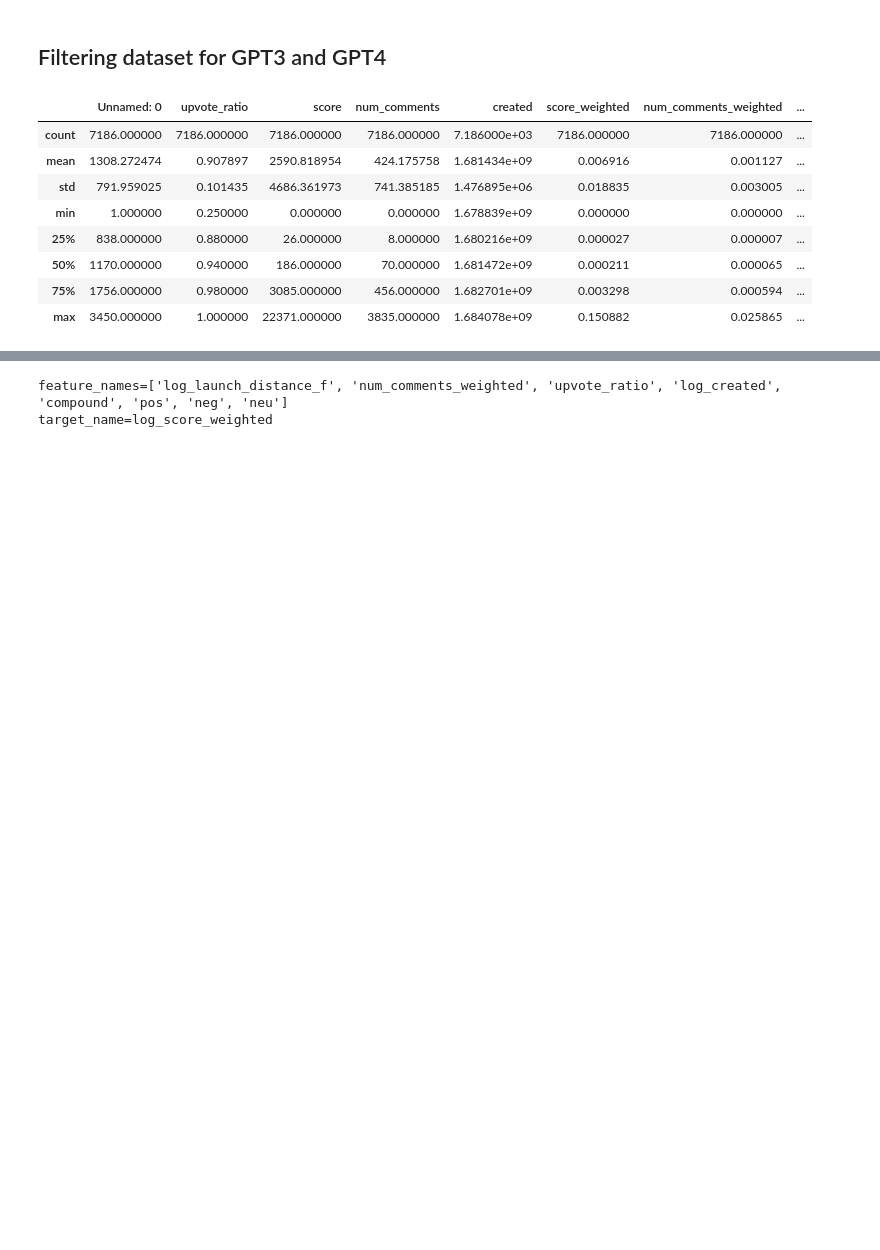
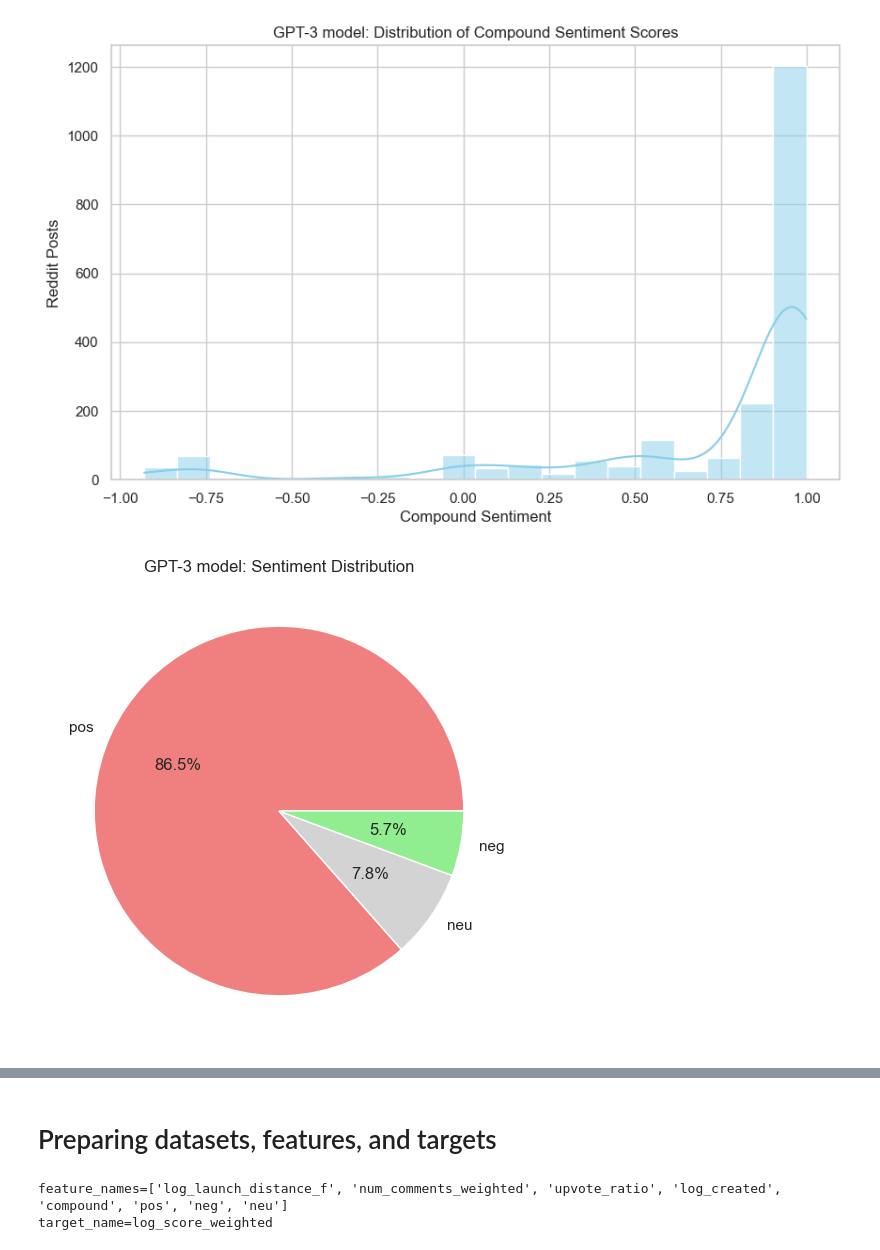
Before and after one commit to georgeh12/reddit-gpt, a Jupyter notebook: vader-analysis.ipynb, the cells around one changed output, grey strips where cells are left out. Drawn from its saved outputs; the diff is of its cells as text; code cells hidden in the pictures; blank space fills up the shorter version.

Commit message:
new visualizations!

```diff
--- a/vader-analysis.ipynb
+++ b/vader-analysis.ipynb
@@ -181,5 +168,3 @@ def vader_sentiment(dataset):
-# %% [markdown]
-## Filtering dataset for GPT3 and GPT4
 # %%
 # converting created dates from reddit API into human readable format
 from datetime import datetime
@@ -208,18 +193,25 @@ df_gpt4_after = df[(df['created_date'] >= gpt4_launch) & (df['created_date'] <=
 vader_sentiment(df_gpt3)
 vader_sentiment(df_gpt4_before)
 vader_sentiment(df_gpt4_after)
-# %%
-
-df_gpt3.describe() #3936 count
-df_gpt4_before.describe() #1821 count
-df_gpt4_after.describe() #10384 count
-# %% [output]
-|  | Unnamed: 0 | upvote_ratio | score | num_comments | created | score_weighted | num_comments_weighted | ... |
-| count | 7186.000000 | 7186.000000 | 7186.000000 | 7186.000000 | 7.186000e+03 | 7186.000000 | 7186.000000 | ... |
-| mean | 1308.272474 | 0.907897 | 2590.818954 | 424.175758 | 1.681434e+09 | 0.006916 | 0.001127 | ... |
-| std | 791.959025 | 0.101435 | 4686.361973 | 741.385185 | 1.476895e+06 | 0.018835 | 0.003005 | ... |
-| min | 1.000000 | 0.250000 | 0.000000 | 0.000000 | 1.678839e+09 | 0.000000 | 0.000000 | ... |
-| 25% | 838.000000 | 0.880000 | 26.000000 | 8.000000 | 1.680216e+09 | 0.000027 | 0.000007 | ... |
-| 50% | 1170.000000 | 0.940000 | 186.000000 | 70.000000 | 1.681472e+09 | 0.000211 | 0.000065 | ... |
-| 75% | 1756.000000 | 0.980000 | 3085.000000 | 456.000000 | 1.682701e+09 | 0.003298 | 0.000594 | ... |
-| max | 3450.000000 | 1.000000 | 22371.000000 | 3835.000000 | 1.684078e+09 | 0.150882 | 0.025865 | ... |
+# %%
+def visualize_sentiment(dataset, name):
+    # Plot histogram of compound sentiment scores
+    plt.figure(figsize=(10, 6))
+    sns.histplot(data=dataset, x='compound', bins=20, kde=True, color='skyblue')
+    plt.title(name + ': Distribution of Compound Sentiment Scores')
+    plt.xlabel('Compound Sentiment')
+    plt.ylabel('Reddit Posts')
+    plt.show()
+
+    # Plot pie chart of sentiment label distribution
+    plt.figure(figsize=(8, 6))
+    dataset['label'].value_counts().plot(kind='pie', autopct='%1.1f%%', colors=['lightcoral', 'lightgray', 'lightgreen'])
+    plt.title(name + ': Sentiment Distribution')
+    plt.ylabel('')
+    plt.show()
+visualize_sentiment(dataset=df_gpt3, name='GPT-3 model')
+visualize_sentiment(dataset=df_gpt4_before, name='GPT-4 model before announcement')
+visualize_sentiment(dataset=df_gpt4_after, name='GPT-4 model after announcement')
+# %% [output]
+[figure, added]
+[figure, added]
@@ -226,3 +222,5 @@ df_gpt4_after.describe() #10384 count
+# %% [markdown]
+# Preparing datasets, features, and targets
 # %%
 # Features to measure with MLflow
 feature_names = ['launch_distance_f', 'num_comments_weighted', 'stickied', 'upvote_ratio', 'created', 'compound', 'pos', 'neg', 'neu']
```
Also changed, not shown: parts of 21 cells of this notebook, 3 other files.
